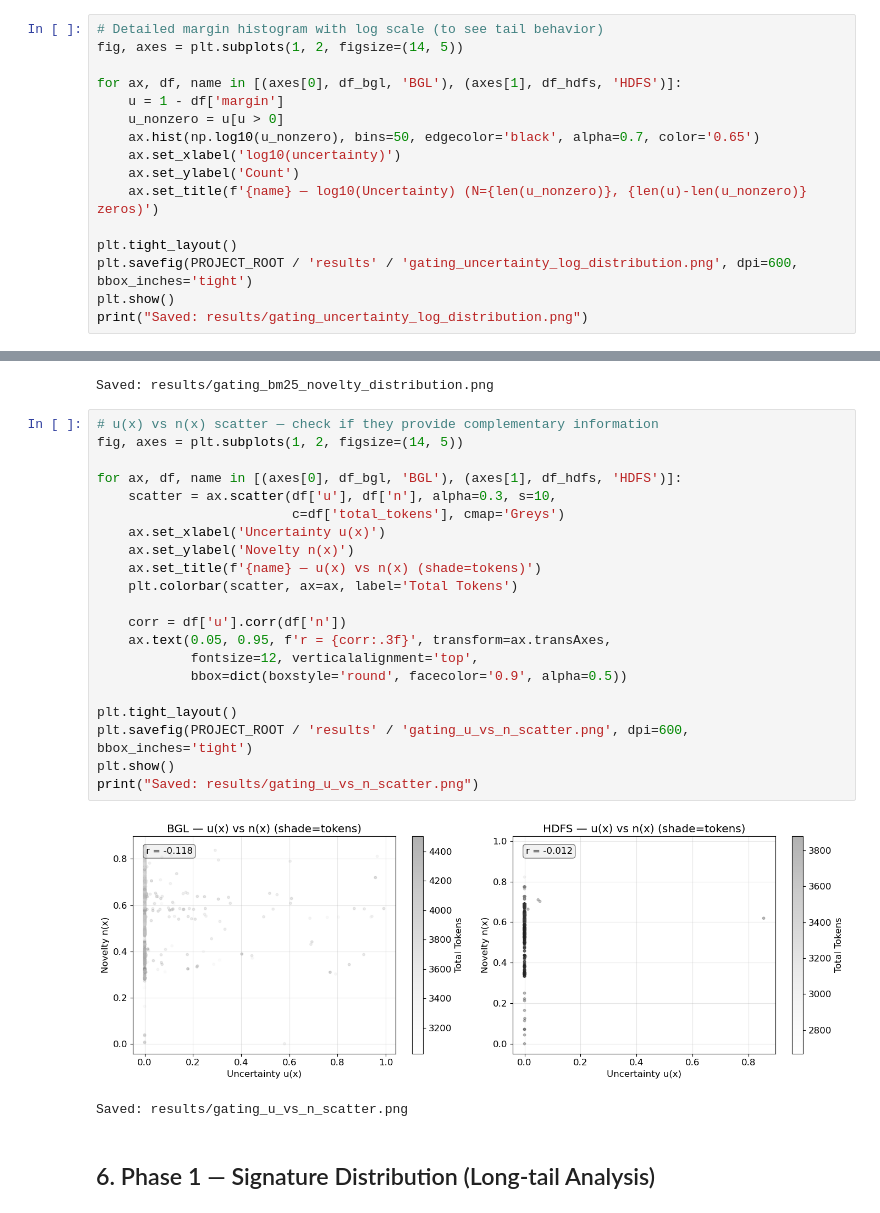
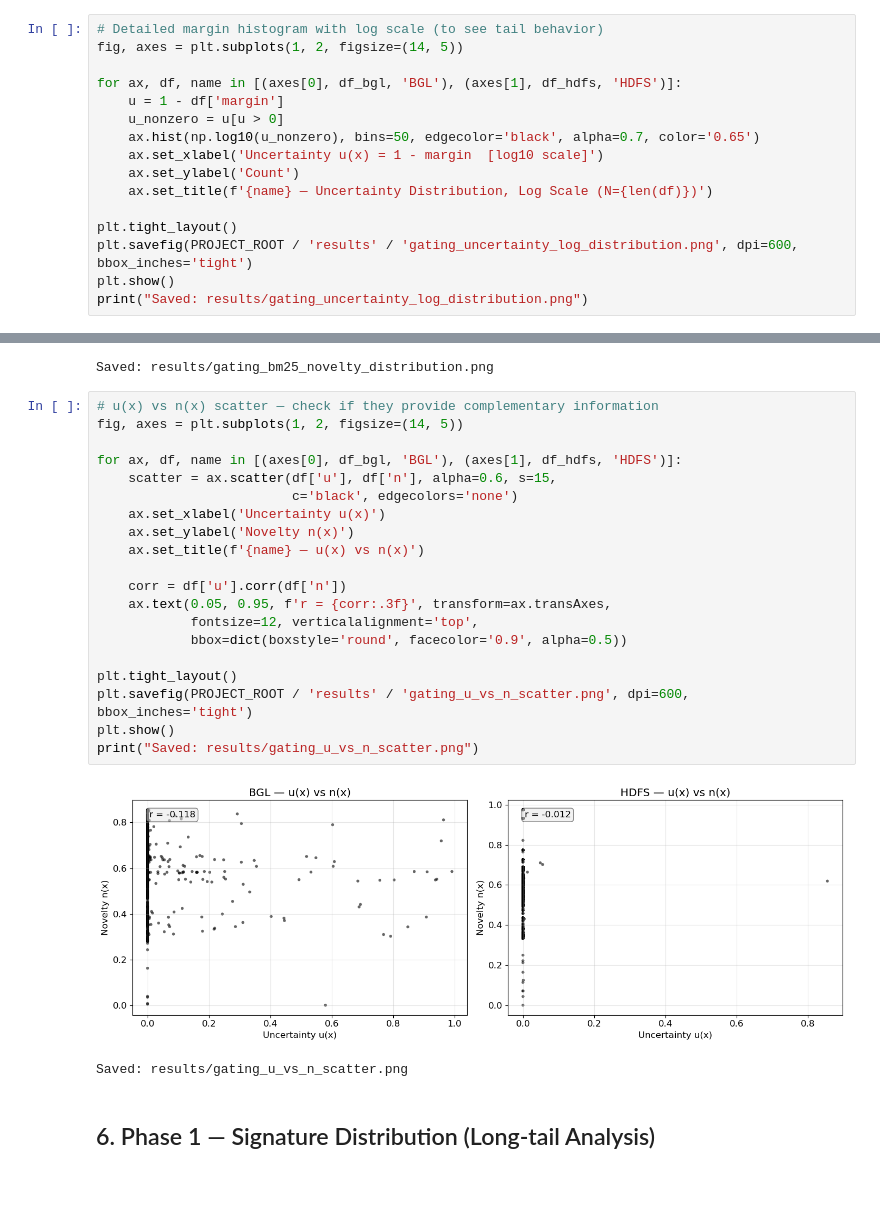
Before and after one commit to tw13023/agentic-log-explanations, a Jupyter notebook: notebooks/07_gating_analysis.ipynb, the cells around one changed output, grey strips where cells are left out. Drawn from its saved outputs; the diff is of its cells as text; blank space fills up the shorter version.

Commit message:
review Sections 4-5: improve scatter plot, update daily log with thesis insights

```diff
--- a/notebooks/07_gating_analysis.ipynb
+++ b/notebooks/07_gating_analysis.ipynb
@@ -188,9 +188,9 @@ for ax, df, name in [(axes[0], df_bgl, 'BGL'), (axes[1], df_hdfs, 'HDFS')]:
     u = 1 - df['margin']
     u_nonzero = u[u > 0]
     ax.hist(np.log10(u_nonzero), bins=50, edgecolor='black', alpha=0.7, color='0.65')
-    ax.set_xlabel('log10(uncertainty)')
+    ax.set_xlabel('Uncertainty u(x) = 1 - margin  [log10 scale]')
     ax.set_ylabel('Count')
-    ax.set_title(f'{name} — log10(Uncertainty) (N={len(u_nonzero)}, {len(u)-len(u_nonzero)} zeros)')
+    ax.set_title(f'{name} — Uncertainty Distribution, Log Scale (N={len(df)})')
 
 plt.tight_layout()
 plt.savefig(PROJECT_ROOT / 'results' / 'gating_uncertainty_log_distribution.png', dpi=600, bbox_inches='tight')
@@ -477,26 +477,25 @@ Saved: results/gating_bm25_novelty_distribution.png
 # %%
 # u(x) vs n(x) scatter — check if they provide complementary information
 fig, axes = plt.subplots(1, 2, figsize=(14, 5))
 
 for ax, df, name in [(axes[0], df_bgl, 'BGL'), (axes[1], df_hdfs, 'HDFS')]:
-    scatter = ax.scatter(df['u'], df['n'], alpha=0.3, s=10,
-                         c=df['total_tokens'], cmap='Greys')
+    scatter = ax.scatter(df['u'], df['n'], alpha=0.6, s=15,
+                         c='black', edgecolors='none')
     ax.set_xlabel('Uncertainty u(x)')
     ax.set_ylabel('Novelty n(x)')
-    ax.set_title(f'{name} — u(x) vs n(x) (shade=tokens)')
-    plt.colorbar(scatter, ax=ax, label='Total Tokens')
+    ax.set_title(f'{name} — u(x) vs n(x)')
 
     corr = df['u'].corr(df['n'])
     ax.text(0.05, 0.95, f'r = {corr:.3f}', transform=ax.transAxes,
             fontsize=12, verticalalignment='top',
             bbox=dict(boxstyle='round', facecolor='0.9', alpha=0.5))
 
 plt.tight_layout()
 plt.savefig(PROJECT_ROOT / 'results' / 'gating_u_vs_n_scatter.png', dpi=600, bbox_inches='tight')
 plt.show()
 print("Saved: results/gating_u_vs_n_scatter.png")
 # %% [output]
-[figure, old version]
+[figure, new version]
 Saved: results/gating_u_vs_n_scatter.png
 # %% [markdown]
 ## 6. Phase 1 — Signature Distribution (Long-tail Analysis)
```
Also changed, not shown: parts of 1 cell of this notebook, 3 other files.
